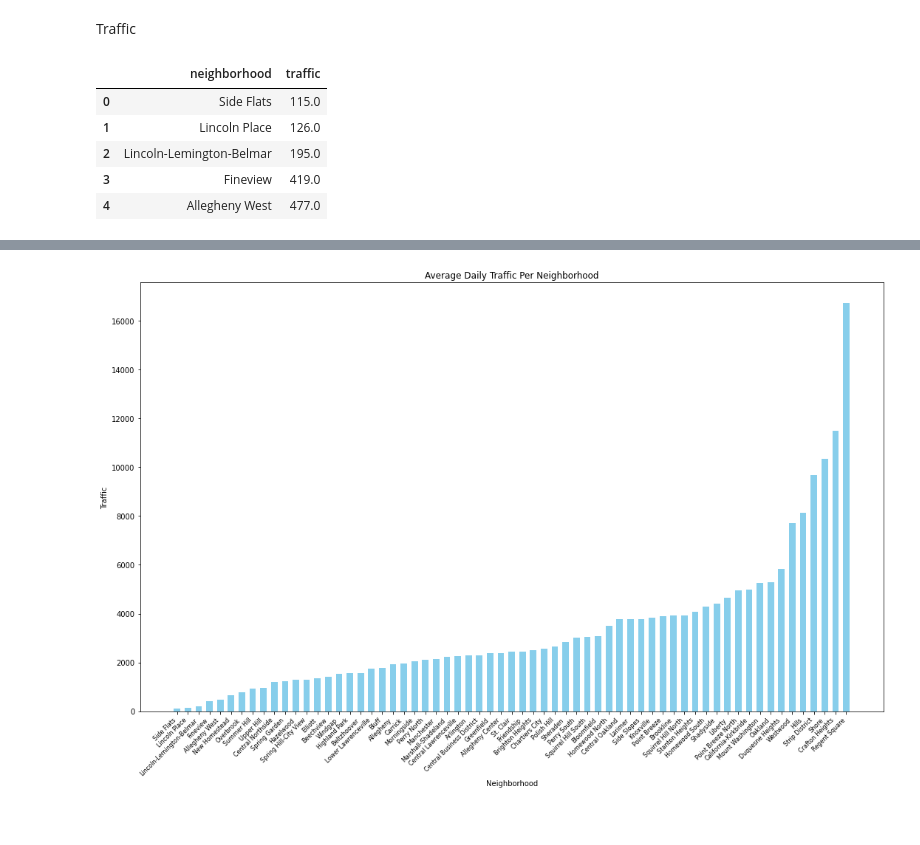
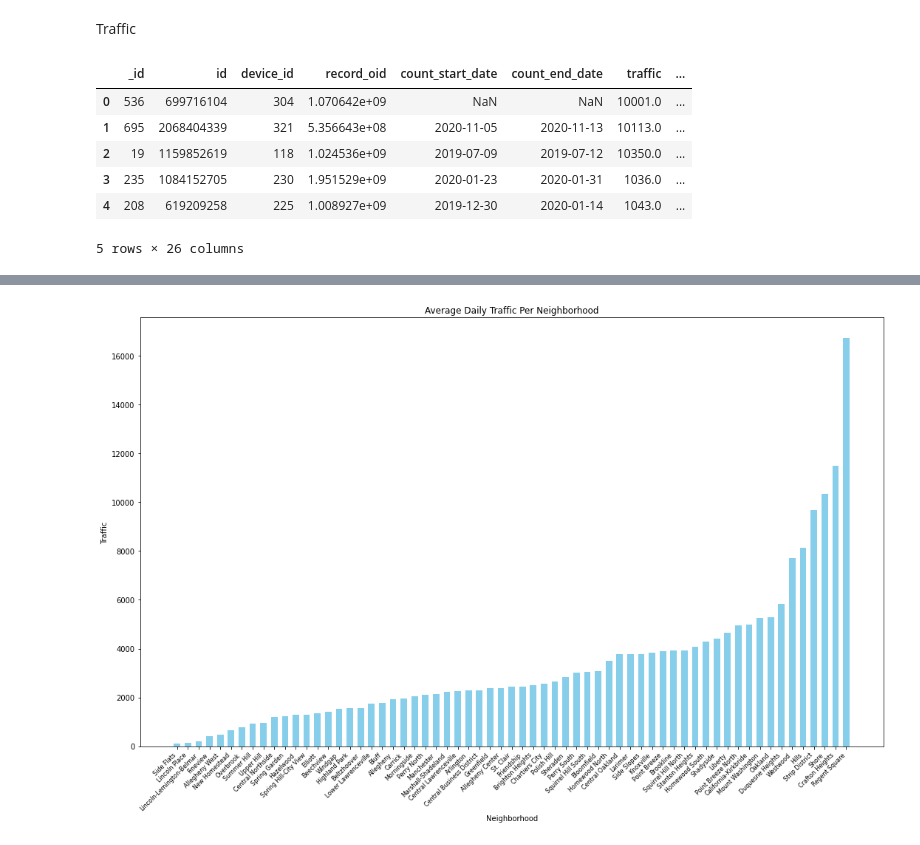
Before and after one commit to dantewarhola/Big-Ideas-in-Computing-and-Information-Group-38-Final-Project, a Jupyter notebook: FinalNotebook.ipynb, the cells around one changed output, grey strips where cells are left out. Drawn from its saved outputs; the diff is of its cells as text; code cells hidden in the pictures.

Commit message:
updated dante's portion of final notebook

```diff
--- a/FinalNotebook.ipynb
+++ b/FinalNotebook.ipynb
@@ -72,13 +72,14 @@ The chart above shows the number of smart trash containers located in each neigh
 Traffic
 # %%
 # import formatted traffic for testing
-traffic = pd.read_csv('dantewarhola/formatted_traffic.csv')
+traffic = pd.read_csv('dantewarhola/traffic.csv')
 traffic = traffic.rename(columns={'average_daily_car_traffic': 'traffic'})
 traffic.head()
 # %% [output]
-|  | neighborhood | traffic |
-| 0 | Side Flats | 115.0 |
-| 1 | Lincoln Place | 126.0 |
-| 2 | Lincoln-Lemington-Belmar | 195.0 |
-| 3 | Fineview | 419.0 |
-| 4 | Allegheny West | 477.0 |
+|  | _id | id | device_id | record_oid | count_start_date | count_end_date | traffic | ... |
+| 0 | 536 | 699716104 | 304 | 1.070642e+09 | NaN | NaN | 10001.0 | ... |
+| 1 | 695 | 2068404339 | 321 | 5.356643e+08 | 2020-11-05 | 2020-11-13 | 10113.0 | ... |
+| 2 | 19 | 1159852619 | 118 | 1.024536e+09 | 2019-07-09 | 2019-07-12 | 10350.0 | ... |
+| 3 | 235 | 1084152705 | 230 | 1.951529e+09 | 2020-01-23 | 2020-01-31 | 1036.0 | ... |
+| 4 | 208 | 619209258 | 225 | 1.008927e+09 | 2019-12-30 | 2020-01-14 | 1043.0 | ... |
+5 rows × 26 columns
```
Also changed, not shown: parts of 3 cells of this notebook.
